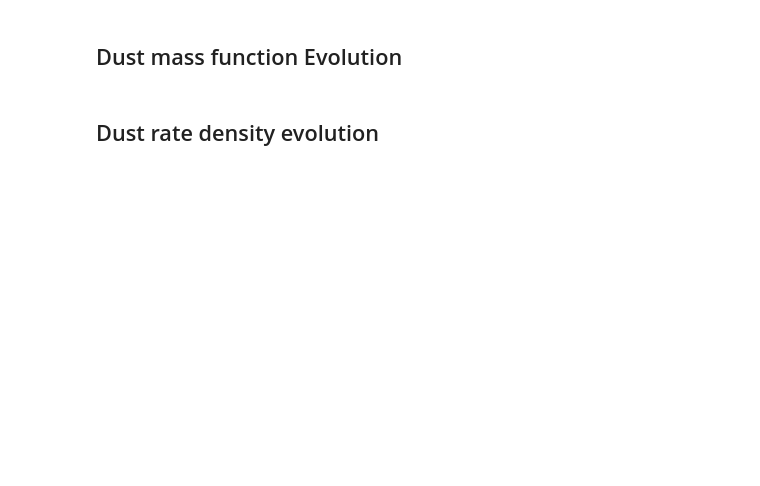
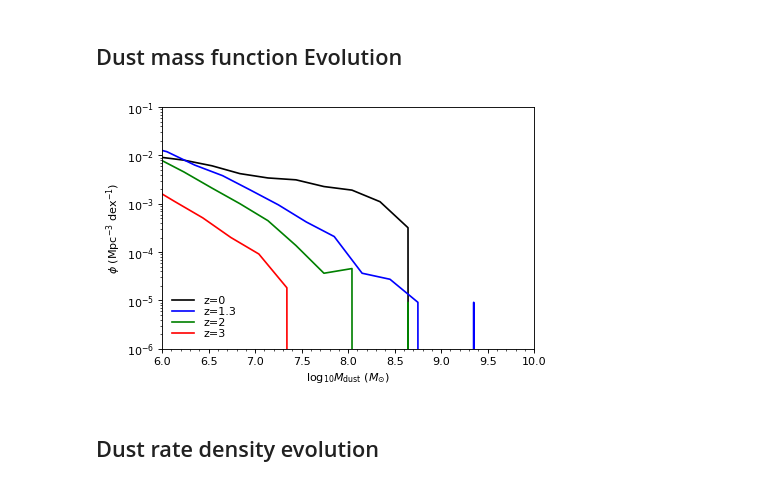
Before and after one commit to darrencroton/sage, a Jupyter notebook: analysis/allresults-new.ipynb, the cells around one changed output. Cells and saved outputs as stored; diff of their text form; code cells hidden in the pictures; blank space fills up the shorter version.

Commit message:
default dust destruction

```diff
--- a/analysis/allresults-new.ipynb
+++ b/analysis/allresults-new.ipynb
@@ -1368,7 +1380,7 @@ plt.axis([0.0, 4.2, 6.5, 9.0])
 plt.figure()  # New figure
 ax = plt.subplot(111)  # 1 plot on the figure
 
-binwidth = 0.1  # mass function histogram bin width
+binwidth = 0.3  # mass function histogram bin width
 
 ###### z=0
 
@@ -1433,34 +1445,36 @@ mi = np.int(np.floor(min(mass)) - 2)
 ma = np.int(np.floor(max(mass)) + 2)
 NB = np.int((ma - mi) / binwidth)
 
 
 (counts, binedges) = np.histogram(mass, range=(mi, ma), bins=NB)
 
 # Set the x-axis values to be the centre of the bins
 xaxeshisto = binedges[:-1] + 0.5 * binwidth
 
 # Overplot the model histograms
 plt.plot(xaxeshisto, counts / (BoxSize/Hubble_h)**3 / binwidth, 'r-', label='z=3')
 
 ######
 
 plt.yscale('log', nonposy='clip')
 
 plt.axis([6.0, 10.0, 1.0e-6, 1.0e-1])
 
 # Set the x-axis minor ticks
 ax.xaxis.set_minor_locator(plt.MultipleLocator(0.1))
 
 plt.ylabel(r'$\phi\ (\mathrm{Mpc}^{-3}\ \mathrm{dex}^{-1}$)')  # Set the y...
 plt.xlabel(r'$\log_{10} M_{\mathrm{dust}}\ (M_{\odot})$')  # and the x-axis labels
 
 leg = plt.legend(loc='lower left', numpoints=1,
                          labelspacing=0.1)
 leg.draw_frame(False)  # Don't want a box frame
 for t in leg.get_texts():  # Reduce the size of the text
     t.set_fontsize('medium')
 
-#plt.savefig('plots/DustMassFunction_z-millennium.png')
+#plt.savefig('plots/DustMassFunction_z-dwekpoppingasano-bolshoi.png')
+# %% [output]
+[figure, added]
 # %% [markdown]
 ## Dust rate density evolution
 # %%
```
Also changed, not shown: parts of 15 cells of this notebook, 1 other file.
